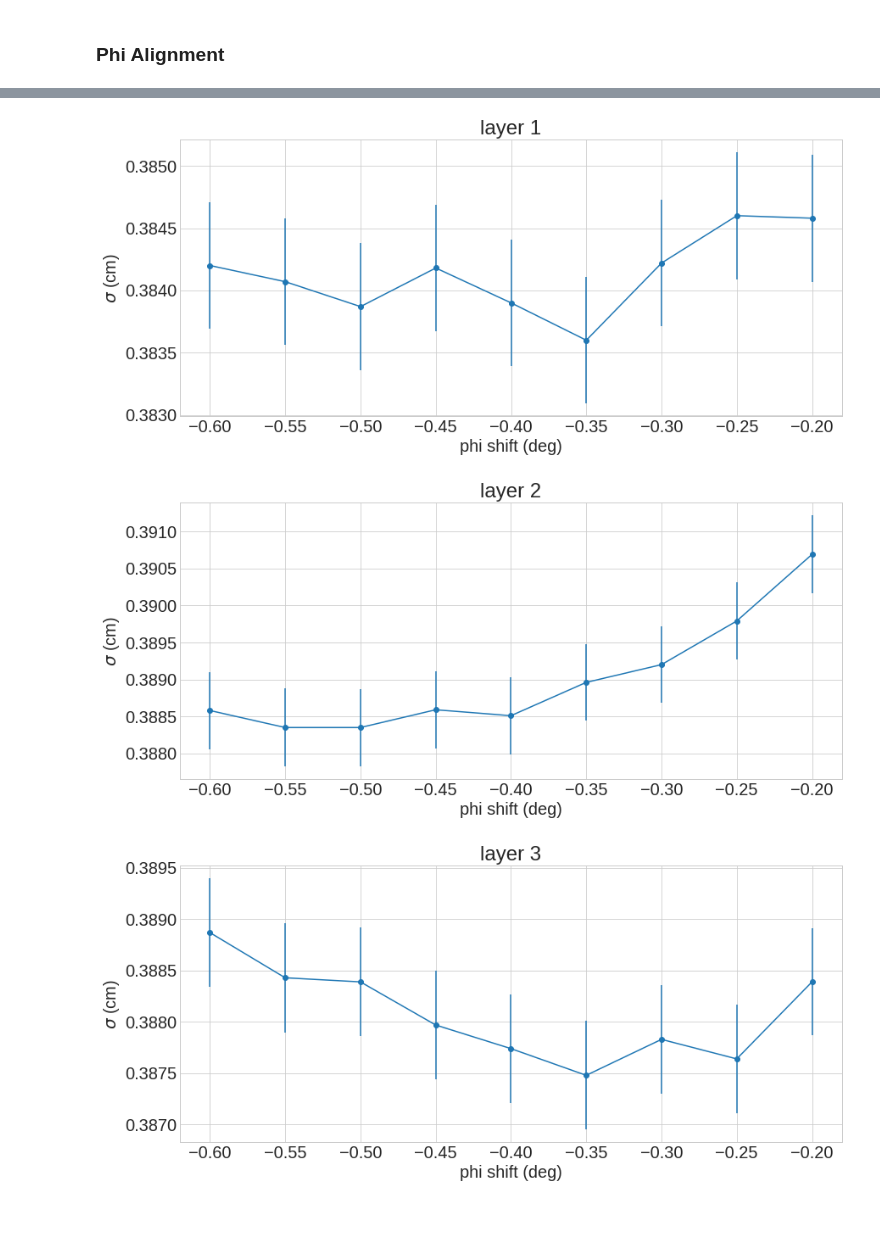
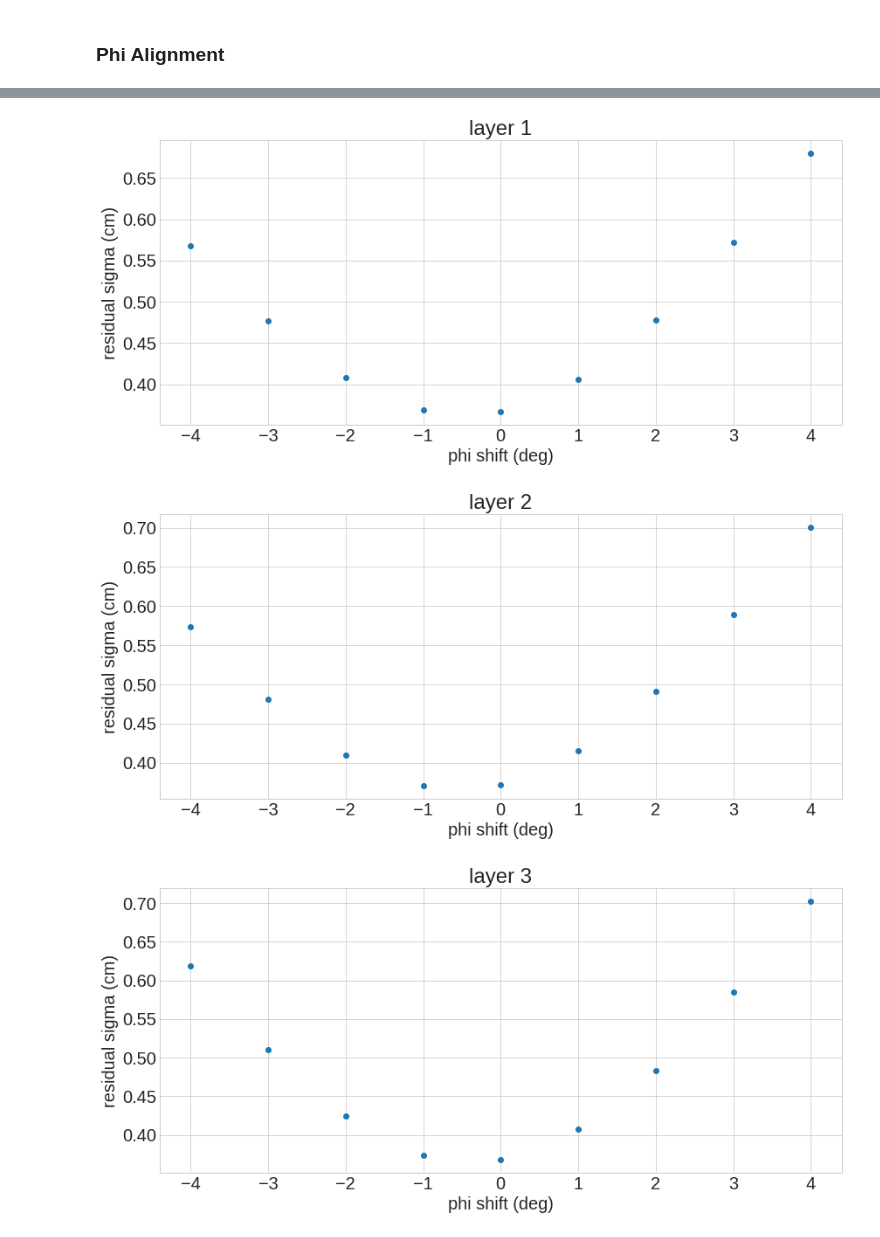
Before and after one commit to JeffersonLab/clas12alignment, a Jupyter notebook: jnotebook_plots/mean_sigma_vs_zshift.ipynb, the cells around one changed output, grey strips where cells are left out. Cells and saved outputs as stored; diff of their text form; code cells hidden in the pictures.

```diff
--- a/jnotebook_plots/mean_sigma_vs_zshift.ipynb
+++ b/jnotebook_plots/mean_sigma_vs_zshift.ipynb
@@ -195,20 +254,26 @@ plot(phi_shift, sigma, sigmaErr, 0.2, "layer 3", "phi shift (deg)", "$\sigma$ (c
-# %%
-phi_shift  = [     -0.60000,    -0.55000,     -0.50000,     -0.45000,     -0.40000,     -0.35000,     -0.30000,     -0.25000,     -0.20000]
-# layer 1:
-sigma    = [      0.38420,     0.38407,      0.38387,      0.38418,      0.38390,      0.38360,      0.38422,      0.38460,      0.38458]
-sigmaErr = [      0.00051,     0.00051,      0.00051,      0.00051,      0.00051,      0.00051,      0.00051,      0.00051,      0.00051]
-plot(phi_shift, sigma, sigmaErr, 0.2, "layer 1", "phi shift (deg)", "$\sigma$ (cm)")
-
-# layer 2:
-sigma    = [      0.38858,     0.38835,      0.38835,      0.38859,      0.38851,      0.38896,      0.38920,      0.38979,      0.39069]
-sigmaErr = [      0.00052,     0.00053,      0.00052,      0.00052,      0.00052,      0.00052,      0.00052,      0.00052,      0.00053]
-plot(phi_shift, sigma, sigmaErr, 0.2, "layer 2", "phi shift (deg)", "$\sigma$ (cm)")
-
-# layer 3:
-sigma    = [      0.38887,     0.38843,      0.38839,      0.38797,      0.38774,      0.38748,      0.38783,      0.38764,      0.38839]
-sigmaErr = [      0.00053,     0.00053,      0.00053,      0.00053,      0.00053,      0.00053,      0.00053,      0.00053,      0.00052]
-plot(phi_shift, sigma, sigmaErr, 0.2, "layer 3", "phi shift (deg)", "$\sigma$ (cm)")
-# %% [output]
-[figure, removed]
-[figure, removed]
-[figure, removed]
+# %%
+phi_shift = [ -4.00000,  -3.00000,  -2.00000,  -1.00000,   0.00000,   1.00000,   2.00000,   3.00000,   4.00000]
+# layer 1:
+mean      = [  0.02098,   0.02140,   0.02186,   0.02079,   0.01800,   0.01515,   0.01311,   0.01304,   0.01338]
+sigma     = [  0.56744,   0.47727,   0.40837,   0.36872,   0.36631,   0.40564,   0.47835,   0.57252,   0.67999]
+sigma_err = [  0.00189,   0.00160,   0.00139,   0.00125,   0.00120,   0.00127,   0.00143,   0.00165,   0.00193]
+chi_sq    = [  2624.26,   2675.41,   2715.01,   2738.83,   2737.24,   2705.27,   2649.57,   2586.53,   2521.71]
+scatterplot(phi_shift, sigma, "layer 1", "phi shift (deg)", "residual sigma (cm)")
+
+# layer 2:
+mean      = [  0.01635,   0.01721,   0.01709,   0.01644,   0.01361,   0.01057,   0.00878,   0.00843,   0.00871]
+sigma     = [  0.57381,   0.48074,   0.40940,   0.37012,   0.37214,   0.41577,   0.49138,   0.58873,   0.70068]
+sigma_err = [  0.00181,   0.00155,   0.00137,   0.00128,   0.00130,   0.00150,   0.00158,   0.00183,   0.00215]
+chi_sq    = [  2461.01,   2514.89,   2562.05,   2590.54,   2590.39,   2560.97,   2514.65,   2458.51,   2399.06]
+scatterplot(phi_shift, sigma, "layer 2", "phi shift (deg)", "residual sigma (cm)")
+
+# layer 3:
+mean      = [ -0.02218,  -0.01720,  -0.01294,  -0.01056,  -0.00899,  -0.00800,  -0.00682,  -0.00439,  -0.00141]
+sigma     = [  0.61820,   0.51059,   0.42480,   0.37347,   0.36735,   0.40736,   0.48368,   0.58484,   0.70240]
+sigma_err = [  0.00194,   0.00164,   0.00142,   0.00141,   0.00131,   0.00144,   0.00167,   0.00196,   0.00232]
+chi_sq    = [  2773.04,   2840.29,   2901.29,   2942.80,   2952.17,   2926.80,   2881.05,   2823.37,   2760.84]
+scatterplot(phi_shift, sigma, "layer 3", "phi shift (deg)", "residual sigma (cm)")
+# %% [output]
+[figure, added]
+[figure, added]
+[figure, added]
```
Also changed, not shown: parts of 19 cells of this notebook, 1 other file.
